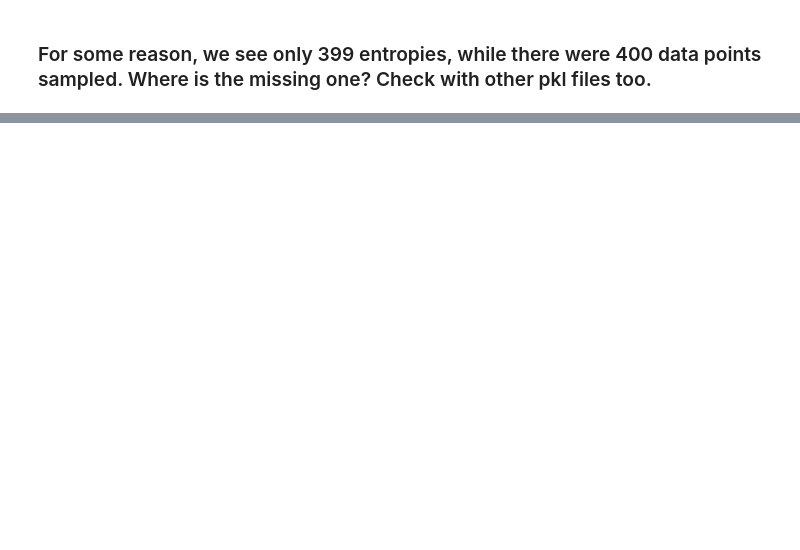
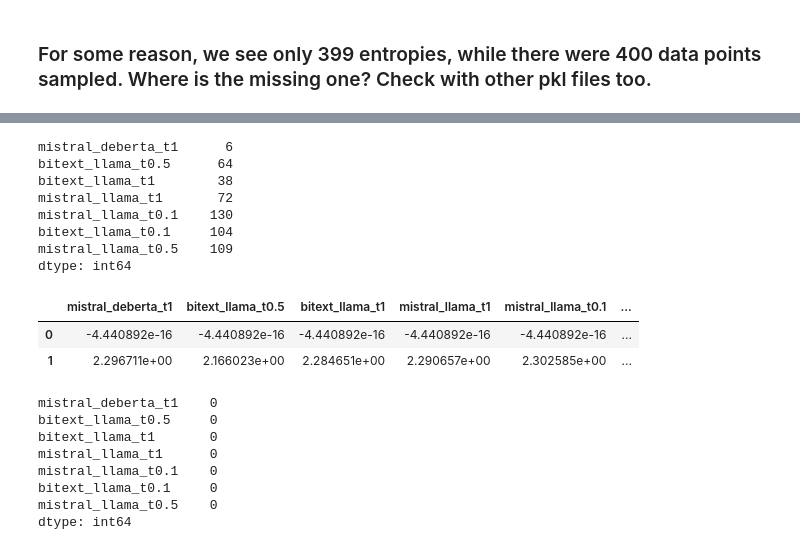
Before and after one commit to theflyingrahul/semantic_uncertainty, a Jupyter notebook: notebooks/read_results.ipynb, the cells around one changed output, grey strips where cells are left out. Cells and saved outputs as stored; diff of their text form; code cells hidden in the pictures; blank space fills up the shorter version.

```diff
--- a/notebooks/read_results.ipynb
+++ b/notebooks/read_results.ipynb
@@ -57,0 +103,30 @@ len(data['uncertainty_measures']['regular_entropy'])
+# %%
+negative_counts = (semantic_entropies < 0).sum()
+print(negative_counts)
+
+ranges = semantic_entropies.apply(lambda col: (col.min(), col.max()))
+display(ranges)
+
+semantic_entropies[semantic_entropies < 0] = 0
+negative_counts = (semantic_entropies < 0).sum()
+print(negative_counts)
+# %% [output]
+mistral_deberta_t1      6
+bitext_llama_t0.5      64
+bitext_llama_t1        38
+mistral_llama_t1       72
+mistral_llama_t0.1    130
+bitext_llama_t0.1     104
+mistral_llama_t0.5    109
+dtype: int64
+|  | mistral_deberta_t1 | bitext_llama_t0.5 | bitext_llama_t1 | mistral_llama_t1 | mistral_llama_t0.1 | ... |
+| 0 | -4.440892e-16 | -4.440892e-16 | -4.440892e-16 | -4.440892e-16 | -4.440892e-16 | ... |
+| 1 | 2.296711e+00 | 2.166023e+00 | 2.284651e+00 | 2.290657e+00 | 2.302585e+00 | ... |
+mistral_deberta_t1    0
+bitext_llama_t0.5     0
+bitext_llama_t1       0
+mistral_llama_t1      0
+mistral_llama_t0.1    0
+bitext_llama_t0.1     0
+mistral_llama_t0.5    0
+dtype: int64
```
Also changed, not shown: parts of 8 cells of this notebook, 3 other files.
